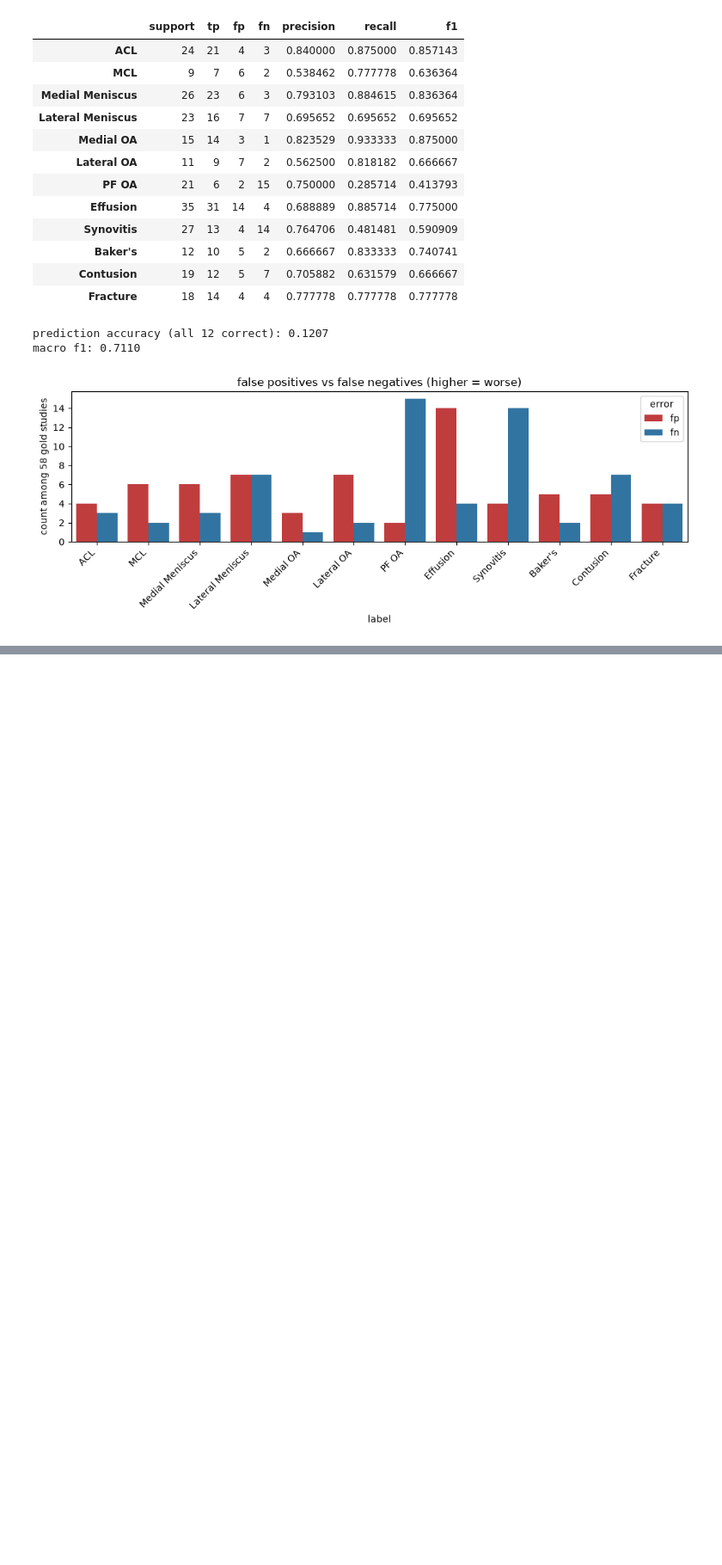
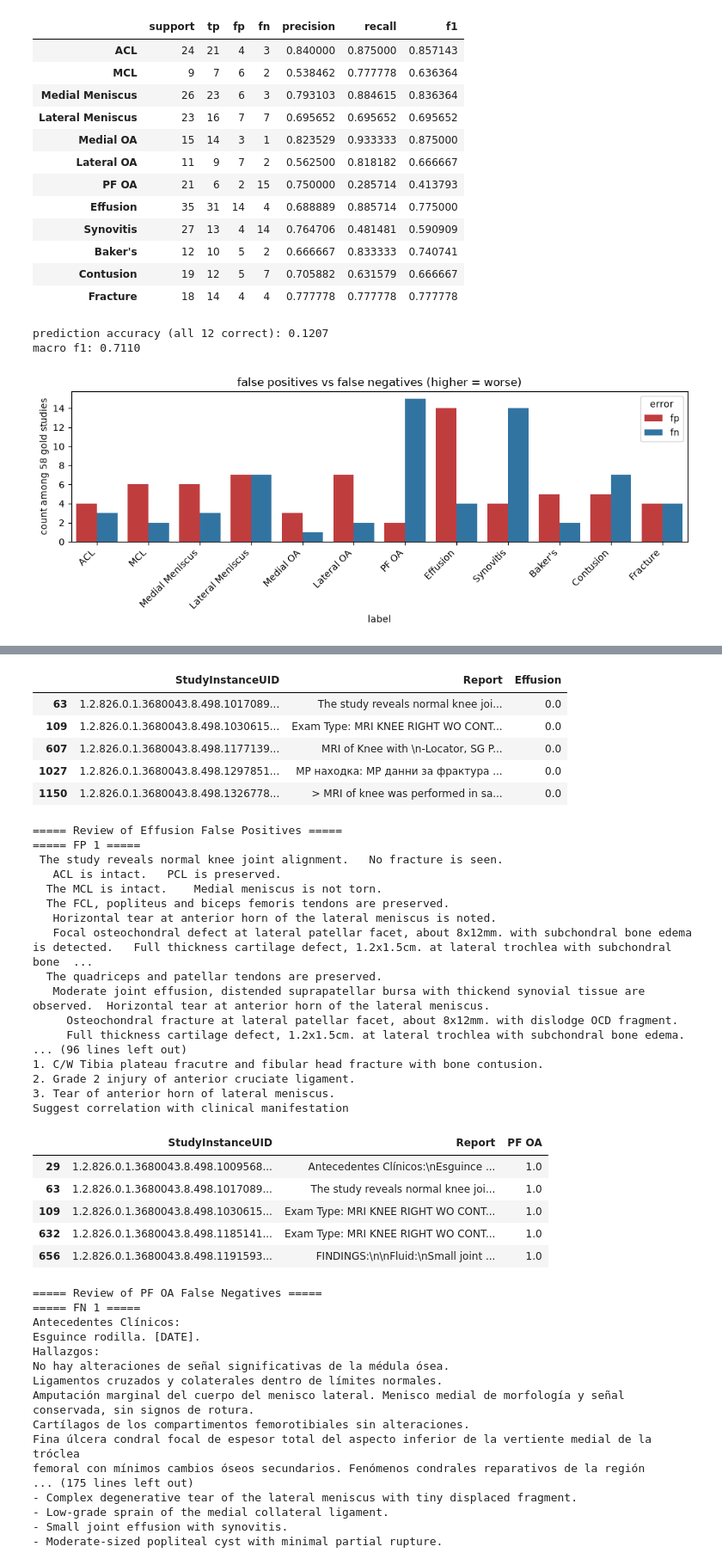
Before and after one commit to paramtully/RSNA-Knee-Abnormality-Detection, a Jupyter notebook: label_extraction.ipynb, the cells around one changed output, grey strips where cells are left out. Shown at 86% size. Drawn from its saved outputs; the diff is of its cells as text; code cells hidden in the pictures; blank space fills up the shorter version.

Commit message:
added another in depth analysis of high fp/fn labels for v1 ollama label extractor

```diff
--- a/label_extraction.ipynb
+++ b/label_extraction.ipynb
@@ -665,8 +665,7 @@ for idx, report in gold["Report"].items():
     rows.append(predict_from_ollama(report))
     pd.DataFrame(rows, index=list(gold.index[: len(rows)])).to_csv(CACHE_PATH)
 
-ollama_v1_p = pd.DataFrame(rows, index=gold.index)
-ollama_v1_y, ollama_v1_p = evaluate(ollama_v1_p)
+ollama_v1_y, ollama_v1_p = evaluate(pd.DataFrame(rows, index=gold.index))
 # %% [output]
 |  | support | tp | fp | fn | precision | recall | f1 |
 | ACL | 24 | 21 | 4 | 3 | 0.840000 | 0.875000 | 0.857143 |
@@ -686,0 +691,75 @@ macro f1: 0.7110
+# %%
+# look more closely into examples of false positives and false negatives
+def eval_fp_fn(y, p, label, gold=gold, isFP=False, isFN=False):
+    if isFP:
+        fp = gold[(y[label] == 0) & (p[label] == 1)]
+    if isFN:
+        fn = gold[(y[label] == 1) & (p[label] == 0)]
+
+    if isFP:
+        fp = fp.loc[:, ["StudyInstanceUID", "Report", label]]
+    if isFN:
+        fn = fn.loc[:, ["StudyInstanceUID", "Report", label]]
+
+    if isFP:
+        display(fp.head(5))
+        print(f"===== Review of {label} False Positives =====")
+        for i, text in enumerate(fp["Report"].head(5), 1):
+            print(f"===== FP {i} =====\n{text}\n")
+
+    if isFN:
+        display(fn.head(5))
+        print(f"===== Review of {label} False Negatives =====")
+        for i, text in enumerate(fn["Report"].head(5), 1):
+            print(f"===== FN {i} =====\n{text}\n")
+
+eval_fp_fn(ollama_v1_y, ollama_v1_p, "Effusion", isFP=True)
+eval_fp_fn(ollama_v1_y, ollama_v1_p, "PF OA", isFN=True)
+eval_fp_fn(ollama_v1_y, ollama_v1_p, "Synovitis", isFN=True)
+# %% [output]
+|  | StudyInstanceUID | Report | Effusion |
+| 63 | 1.2.826.0.1.3680043.8.498.1017089... | The study reveals normal knee joi... | 0.0 |
+| 109 | 1.2.826.0.1.3680043.8.498.1030615... | Exam Type: MRI KNEE RIGHT WO CONT... | 0.0 |
+| 607 | 1.2.826.0.1.3680043.8.498.1177139... | MRI of Knee with \n-Locator, SG P... | 0.0 |
+| 1027 | 1.2.826.0.1.3680043.8.498.1297851... | МР находка: МР данни за фрактура ... | 0.0 |
+| 1150 | 1.2.826.0.1.3680043.8.498.1326778... | > MRI of knee was performed in sa... | 0.0 |
+===== Review of Effusion False Positives =====
+===== FP 1 =====
+ The study reveals normal knee joint alignment.   No fracture is seen.
+   ACL is intact.   PCL is preserved.
+  The MCL is intact.    Medial meniscus is not torn.
+  The FCL, popliteus and biceps femoris tendons are preserved.
+   Horizontal tear at anterior horn of the lateral meniscus is noted.
+   Focal osteochondral defect at lateral patellar facet, about 8x12mm. with subchondral bone edema is detected.   Full thickness cartilage defect, 1.2x1.5cm. at lateral trochlea with subchondral bone  ...
+  The quadriceps and patellar tendons are preserved.
+   Moderate joint effusion, distended suprapatellar bursa with thickend synovial tissue are observed.  Horizontal tear at anterior horn of the lateral meniscus.
+     Osteochondral fracture at lateral patellar facet, about 8x12mm. with dislodge OCD fragment.
+     Full thickness cartilage defect, 1.2x1.5cm. at lateral trochlea with subchondral bone edema.
+... (96 lines left out)
+1. C/W Tibia plateau fracutre and fibular head fracture with bone contusion.
+2. Grade 2 injury of anterior cruciate ligament.
+3. Tear of anterior horn of lateral meniscus.
+Suggest correlation with clinical manifestation
+|  | StudyInstanceUID | Report | PF OA |
+| 29 | 1.2.826.0.1.3680043.8.498.1009568... | Antecedentes Clínicos:\nEsguince ... | 1.0 |
+| 63 | 1.2.826.0.1.3680043.8.498.1017089... | The study reveals normal knee joi... | 1.0 |
+| 109 | 1.2.826.0.1.3680043.8.498.1030615... | Exam Type: MRI KNEE RIGHT WO CONT... | 1.0 |
+| 632 | 1.2.826.0.1.3680043.8.498.1185141... | Exam Type: MRI KNEE RIGHT WO CONT... | 1.0 |
+| 656 | 1.2.826.0.1.3680043.8.498.1191593... | FINDINGS:\n\nFluid:\nSmall joint ... | 1.0 |
+===== Review of PF OA False Negatives =====
+===== FN 1 =====
+Antecedentes Clínicos:
+Esguince rodilla. [DATE].
+Hallazgos:
+No hay alteraciones de señal significativas de la médula ósea.
+Ligamentos cruzados y colaterales dentro de límites normales.
+Amputación marginal del cuerpo del menisco lateral. Menisco medial de morfología y señal
+conservada, sin signos de rotura.
+Cartílagos de los compartimentos femorotibiales sin alteraciones.
+Fina úlcera condral focal de espesor total del aspecto inferior de la vertiente medial de la tróclea
+femoral con mínimos cambios óseos secundarios. Fenómenos condrales reparativos de la región
+... (175 lines left out)
+- Complex degenerative tear of the lateral meniscus with tiny displaced fragment.
+- Low-grade sprain of the medial collateral ligament.
+- Small joint effusion with synovitis.
+- Moderate-sized popliteal cyst with minimal partial rupture.
```
Also changed, not shown: parts of 3 cells of this notebook.
